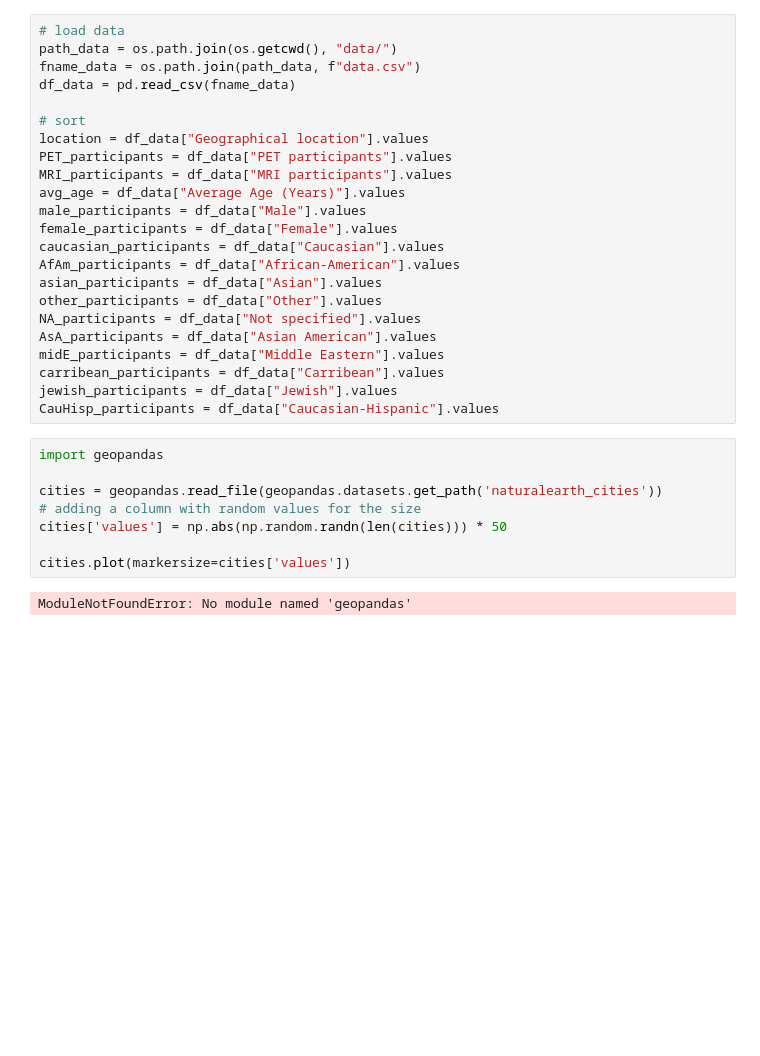
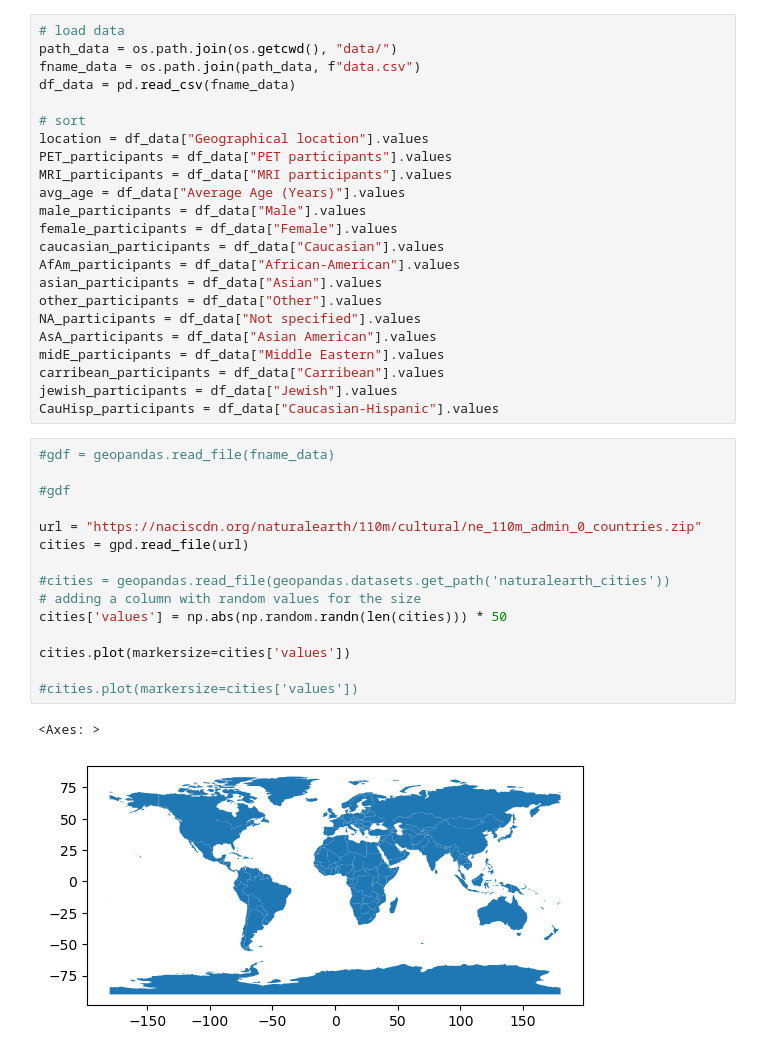
Before and after one commit to roboneurolibre/QC-imaging-demographics, a Jupyter notebook: demographics.ipynb, the cells around one changed output. Cells and saved outputs as stored; diff of their text form; blank space fills up the shorter version.

```diff
--- a/demographics.ipynb
+++ b/demographics.ipynb
@@ -43,12 +41,20 @@ carribean_participants = df_data["Carribean"].values
 jewish_participants = df_data["Jewish"].values
 CauHisp_participants = df_data["Caucasian-Hispanic"].values
 # %%
-import geopandas
+#gdf = geopandas.read_file(fname_data)
 
-cities = geopandas.read_file(geopandas.datasets.get_path('naturalearth_cities'))
+#gdf
+
+url = "https://naciscdn.org/naturalearth/110m/cultural/ne_110m_admin_0_countries.zip"
+cities = gpd.read_file(url)
+
+#cities = geopandas.read_file(geopandas.datasets.get_path('naturalearth_cities'))
 # adding a column with random values for the size
 cities['values'] = np.abs(np.random.randn(len(cities))) * 50
 
 cities.plot(markersize=cities['values'])
+
+#cities.plot(markersize=cities['values'])
 # %% [output]
-ModuleNotFoundError: No module named 'geopandas'
+<Axes: >
+[figure, added]
```
Also changed, not shown: parts of 1 cell of this notebook.
